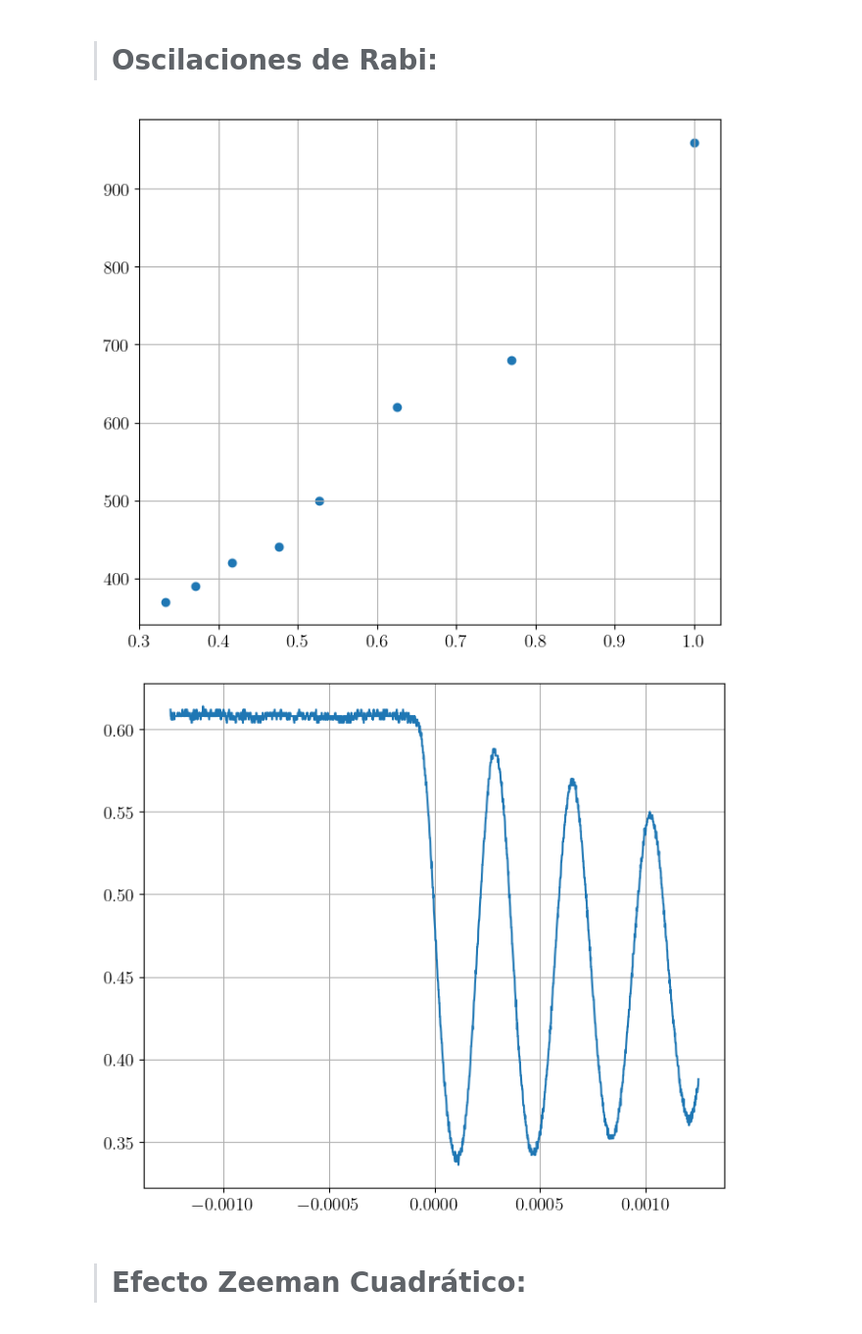
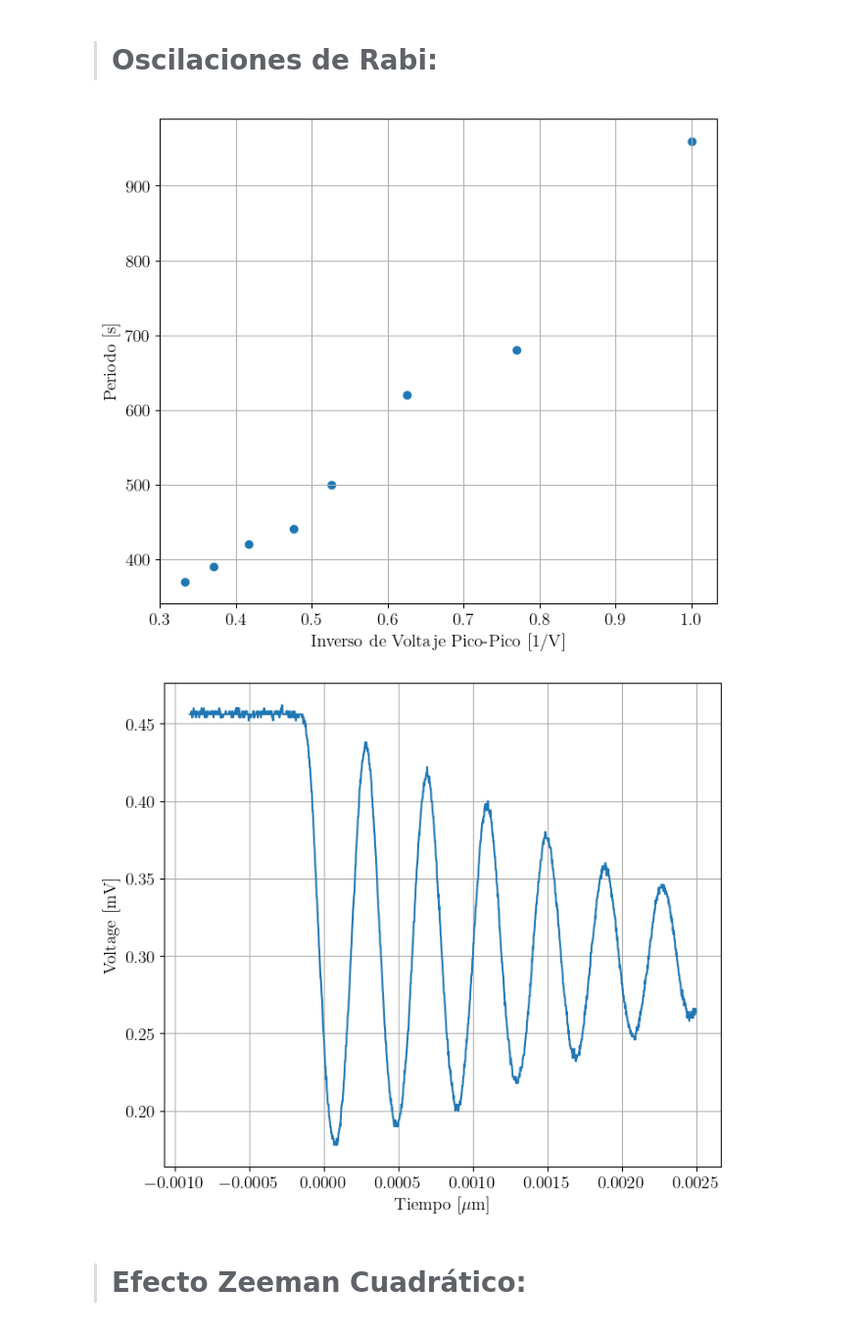
Before and after one commit to ThomasAnkhe/Quantum_Optics_Lab, a Jupyter notebook: 5. Optical_pumping/graphs.ipynb, the cells around one changed output. Shown at 98% size. Cells and saved outputs as stored; diff of their text form; code cells hidden in the pictures.

```diff
--- a/5. Optical_pumping/graphs.ipynb
+++ b/5. Optical_pumping/graphs.ipynb
@@ -72,22 +74,26 @@ rabi_vpp = rabi_data["Vpp"].to_numpy()
 # %%
 fig, ax = plt.subplots(figsize=(8,7))
 ax.scatter(1/rabi_vpp, rabi_time)
+ax.set_ylabel("Periodo [s]")
+ax.set_xlabel("Inverso de Voltaje Pico-Pico [1/V]")
 ax.grid()
 # %% [output]
-[figure, old version]
+[figure, new version]
 # %%
-rabi = data_path / Path("rabi_3v.xlsx")
+rabi = data_path / Path("rabi_2.4v.xlsx")
 rabiG_data = pd.read_excel(rabi)
 rG_time = rabiG_data["time"].to_numpy()
 rG_CH1 = rabiG_data["channel 1"].to_numpy()
 rG_CH2 = rabiG_data["channel 2"].to_numpy()
 # %%
 fig, ax = plt.subplots(figsize=(8,7))
-step = 0
+step = 800
 rG_len = len(rG_time)
-ax.plot(rG_time[step:rG_len - step], rG_CH2[step:rG_len - step])
+ax.set_ylabel("Voltage [mV]")
+ax.set_xlabel(r"Tiempo [$\mu$m]")
+ax.plot(rG_time[step:], rG_CH2[step:])
 ax.grid()
 # %% [output]
-[figure, old version]
+[figure, new version]
 # %% [markdown]
 ># **Efecto Zeeman Cuadrático:**
```
Also changed, not shown: parts of 7 cells of this notebook, 7 other files.
